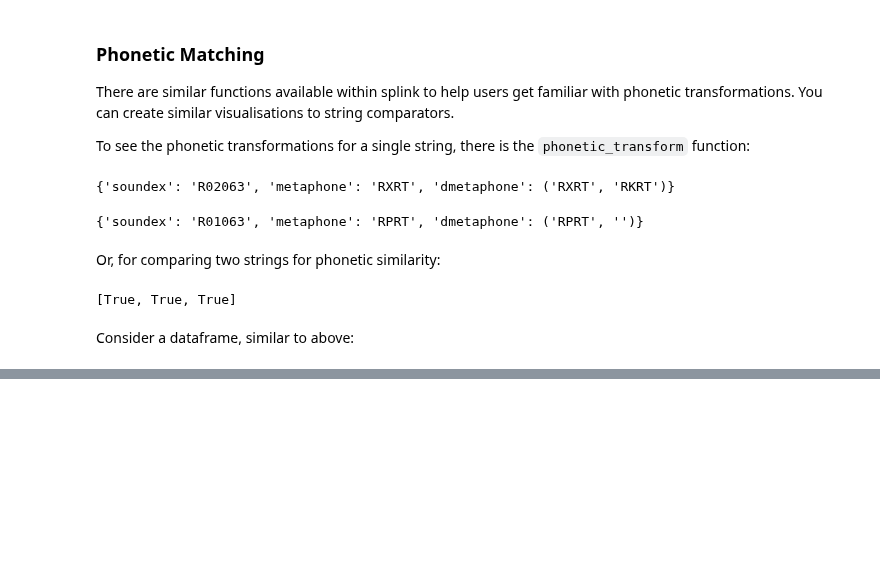
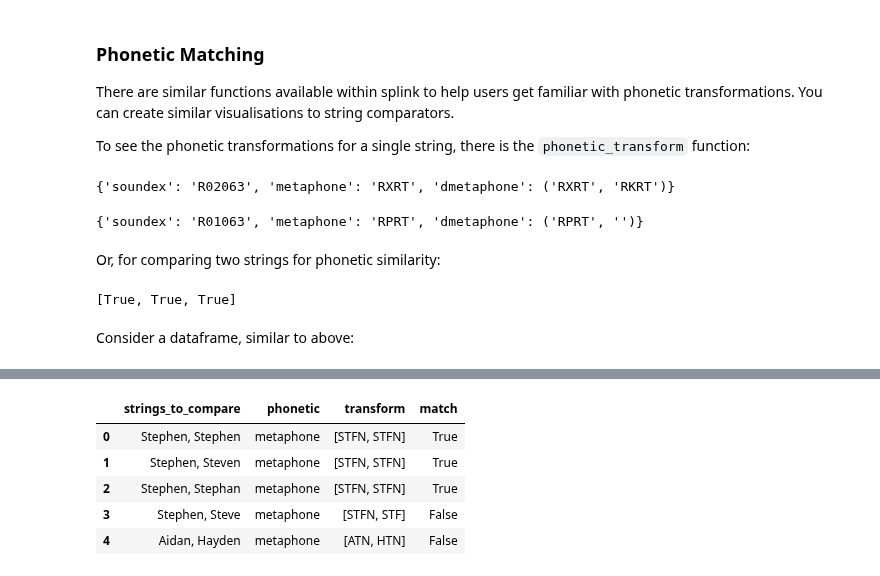
Before and after one commit to moj-analytical-services/splink, a Jupyter notebook: docs/topic_guides/choosing_comparators.ipynb, the cells around one changed output, grey strips where cells are left out. Cells and saved outputs as stored; diff of their text form; code cells hidden in the pictures; blank space fills up the shorter version.

```diff
--- a/docs/topic_guides/choosing_comparators.ipynb
+++ b/docs/topic_guides/choosing_comparators.ipynb
@@ -145,0 +169,25 @@ TypeError: list indices must be integers or slices, not str
+# %%
+df = ch.phonetic_transform_df(df, "string1", "string2")
+
+df["strings_to_compare"] = df["string1"] + ", " + df["string2"]
+
+
+df_long = pd.melt(df,
+                id_vars=["strings_to_compare"],
+                value_vars=[
+                            "metaphone", "dmetaphone", "soundex",
+                            ],
+                var_name = "phonetic",
+                value_name= "transform"
+                )
+df_long["match"] = df_long["transform"].apply(lambda x: x[0] == x[1])
+
+
+df_long.head()
+# %% [output]
+|  | strings_to_compare | phonetic | transform | match |
+| 0 | Stephen, Stephen | metaphone | [STFN, STFN] | True |
+| 1 | Stephen, Steven | metaphone | [STFN, STFN] | True |
+| 2 | Stephen, Stephan | metaphone | [STFN, STFN] | True |
+| 3 | Stephen, Steve | metaphone | [STFN, STF] | False |
+| 4 | Aidan, Hayden | metaphone | [ATN, HTN] | False |
```
Also changed, not shown: parts of 6 cells of this notebook, 1 other file.
